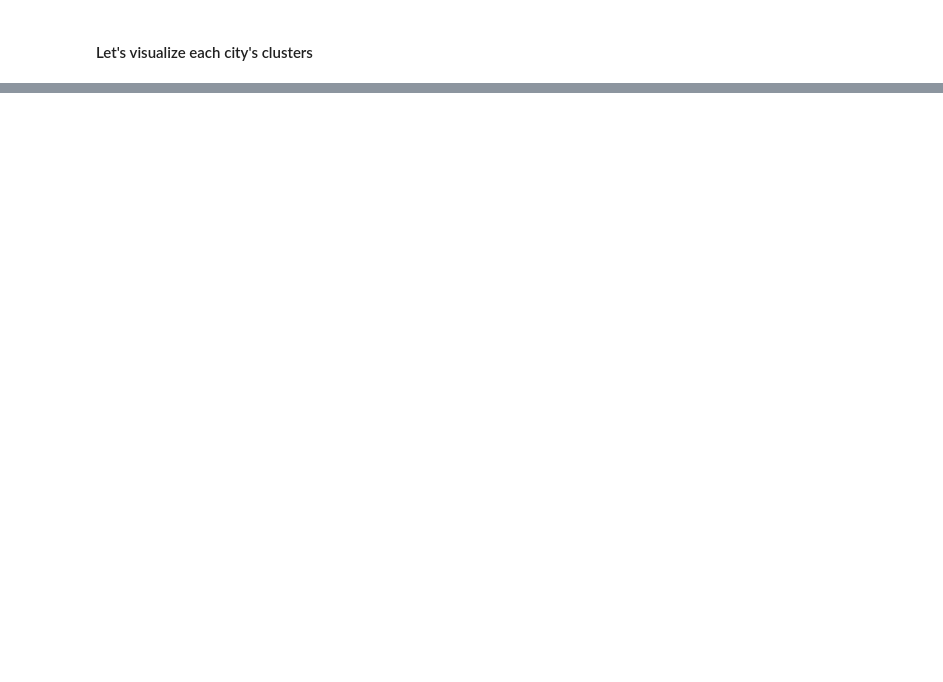
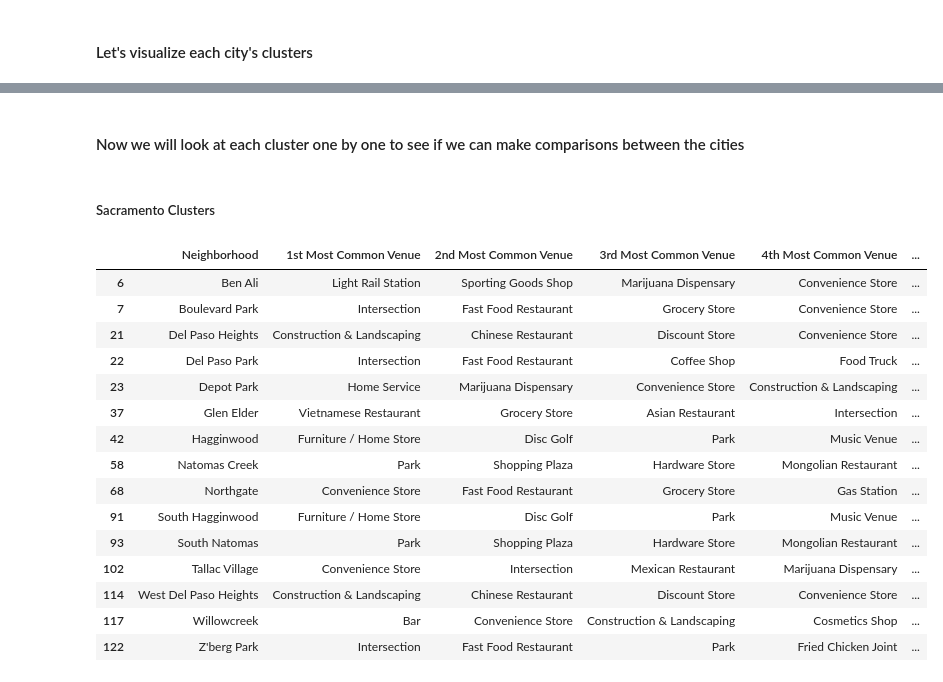
Before and after one commit to klfontus/Two_Capital_Cities, a Jupyter notebook: Data_Science_Capstone_Project.ipynb, the cells around one changed output, grey strips where cells are left out. Drawn from its saved outputs; the diff is of its cells as text; code cells hidden in the pictures; blank space fills up the shorter version.

```diff
--- a/Data_Science_Capstone_Project.ipynb
+++ b/Data_Science_Capstone_Project.ipynb
@@ -784,0 +744,23 @@ TypeError: ignored
+# %% [markdown]
+#### Now we will look at each cluster one by one to see if we can make comparisons between the cities
+# %% [markdown]
+##### Sacramento Clusters
+# %%
+sac_clusters_venues.loc[sac_clusters_venues['Cluster Labels'] == 0, sac_clusters_venues.columns[[0] + list(range(4, sac_clusters_venues.shape[1]))]]
+# %% [output]
+|  | Neighborhood | 1st Most Common Venue | 2nd Most Common Venue | 3rd Most Common Venue | 4th Most Common Venue | ... |
+| 6 | Ben Ali | Light Rail Station | Sporting Goods Shop | Marijuana Dispensary | Convenience Store | ... |
+| 7 | Boulevard Park | Intersection | Fast Food Restaurant | Grocery Store | Convenience Store | ... |
+| 21 | Del Paso Heights | Construction & Landscaping | Chinese Restaurant | Discount Store | Convenience Store | ... |
+| 22 | Del Paso Park | Intersection | Fast Food Restaurant | Coffee Shop | Food Truck | ... |
+| 23 | Depot Park | Home Service | Marijuana Dispensary | Convenience Store | Construction & Landscaping | ... |
+| 37 | Glen Elder | Vietnamese Restaurant | Grocery Store | Asian Restaurant | Intersection | ... |
+| 42 | Hagginwood | Furniture / Home Store | Disc Golf | Park | Music Venue | ... |
+| 58 | Natomas Creek | Park | Shopping Plaza | Hardware Store | Mongolian Restaurant | ... |
+| 68 | Northgate | Convenience Store | Fast Food Restaurant | Grocery Store | Gas Station | ... |
+| 91 | South Hagginwood | Furniture / Home Store | Disc Golf | Park | Music Venue | ... |
+| 93 | South Natomas | Park | Shopping Plaza | Hardware Store | Mongolian Restaurant | ... |
+| 102 | Tallac Village | Convenience Store | Intersection | Mexican Restaurant | Marijuana Dispensary | ... |
+| 114 | West Del Paso Heights | Construction & Landscaping | Chinese Restaurant | Discount Store | Convenience Store | ... |
+| 117 | Willowcreek | Bar | Convenience Store | Construction & Landscaping | Cosmetics Shop | ... |
+| 122 | Z'berg Park | Intersection | Fast Food Restaurant | Park | Fried Chicken Joint | ... |
```
Also changed, not shown: parts of 34 cells of this notebook.
